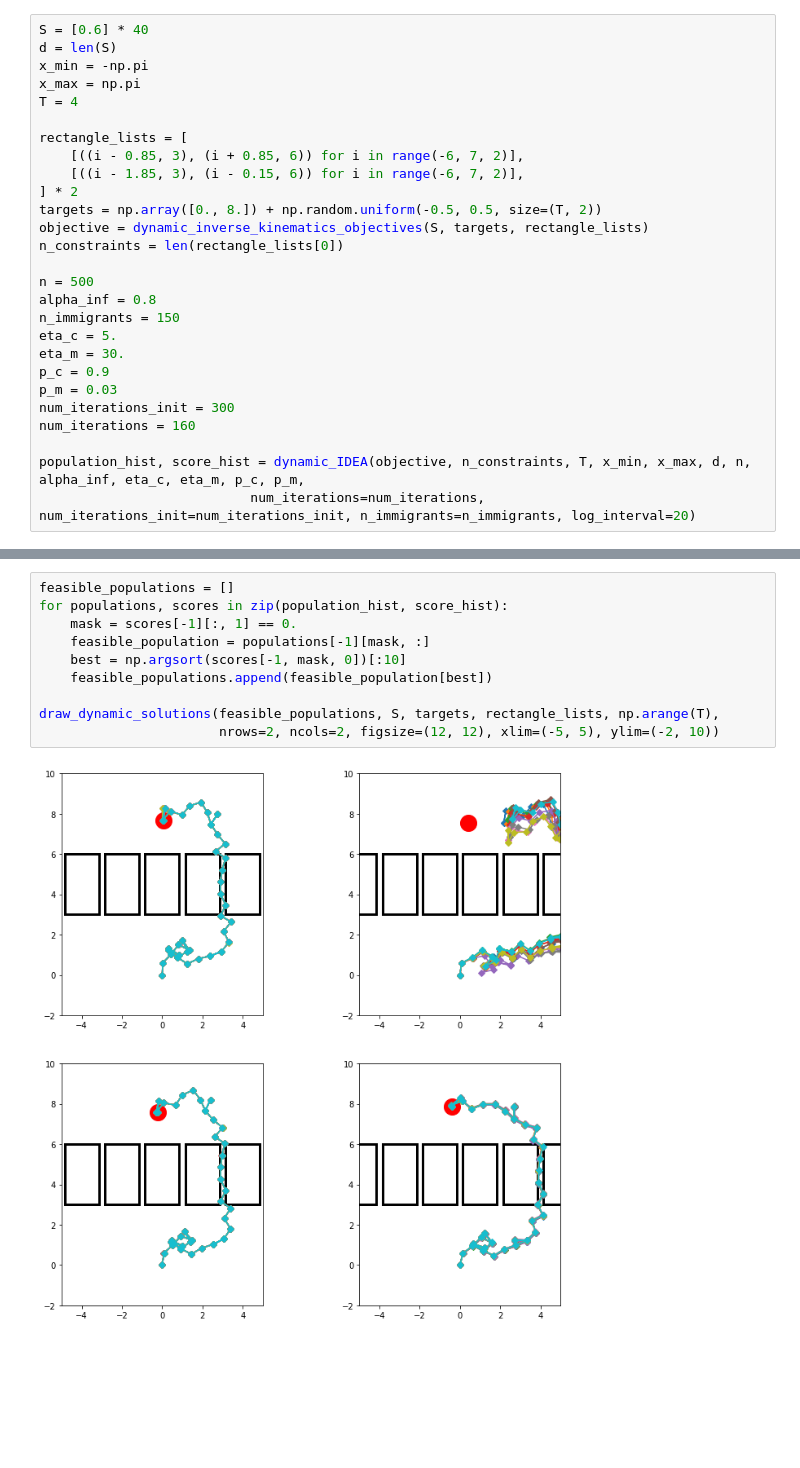
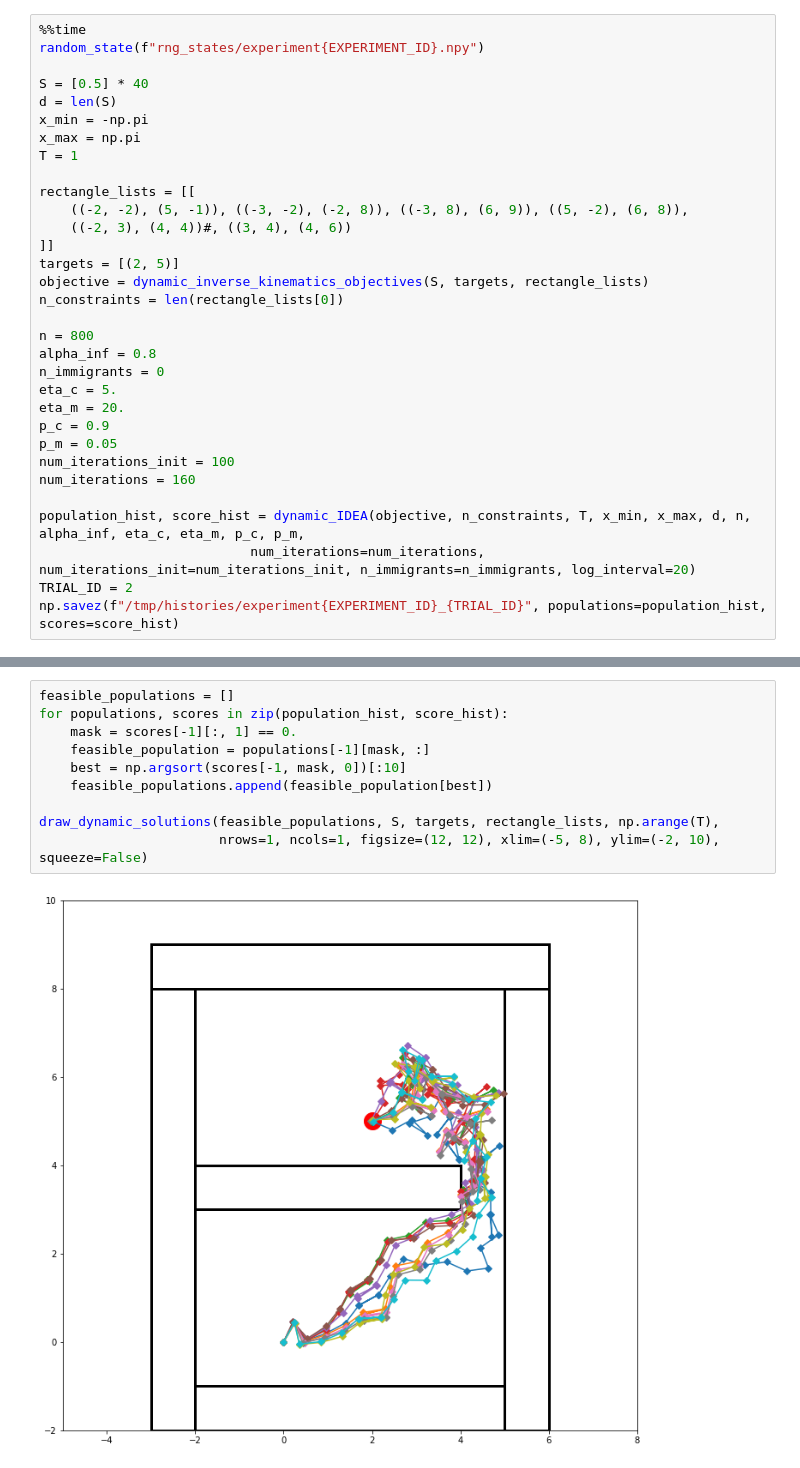
Before and after one commit to JaworWr/Dynamic-inverse-kinematics, a Jupyter notebook: Experiment7.ipynb, the cells around one changed output, grey strips where cells are left out. Cells and saved outputs as stored; diff of their text form; blank space fills up the shorter version.

```diff
--- a/Experiment7.ipynb
+++ b/Experiment7.ipynb
@@ -8,30 +88,35 @@ random_state("rng_states/experiment7.npy")
 # %%
-S = [0.6] * 40
+%%time
+random_state(f"rng_states/experiment{EXPERIMENT_ID}.npy")
+
+S = [0.5] * 40
 d = len(S)
 x_min = -np.pi
 x_max = np.pi
-T = 4
+T = 1
 
-rectangle_lists = [
-    [((i - 0.85, 3), (i + 0.85, 6)) for i in range(-6, 7, 2)],
-    [((i - 1.85, 3), (i - 0.15, 6)) for i in range(-6, 7, 2)],
-] * 2
-targets = np.array([0., 8.]) + np.random.uniform(-0.5, 0.5, size=(T, 2))
+rectangle_lists = [[
+    ((-2, -2), (5, -1)), ((-3, -2), (-2, 8)), ((-3, 8), (6, 9)), ((5, -2), (6, 8)),
+    ((-2, 3), (4, 4))#, ((3, 4), (4, 6))
+]]
+targets = [(2, 5)]
 objective = dynamic_inverse_kinematics_objectives(S, targets, rectangle_lists)
 n_constraints = len(rectangle_lists[0])
 
-n = 500
+n = 800
 alpha_inf = 0.8
-n_immigrants = 150
+n_immigrants = 0
 eta_c = 5.
-eta_m = 30.
+eta_m = 20.
 p_c = 0.9
-p_m = 0.03
-num_iterations_init = 300
+p_m = 0.05
+num_iterations_init = 100
 num_iterations = 160
 
 population_hist, score_hist = dynamic_IDEA(objective, n_constraints, T, x_min, x_max, d, n, alpha_inf, eta_c, eta_m, p_c, p_m,
                            num_iterations=num_iterations, num_iterations_init=num_iterations_init, n_immigrants=n_immigrants, log_interval=20)
+TRIAL_ID = 2
+np.savez(f"/tmp/histories/experiment{EXPERIMENT_ID}_{TRIAL_ID}", populations=population_hist, scores=score_hist)
 # %% [output]
 ================================================================================
 t=0
@@ -57,15 +132,15 @@ Iteration 159, #feasible: 100, best: [2.7342208e-05], #infeasible: 400, best: [1
 # %%
 feasible_populations = []
 for populations, scores in zip(population_hist, score_hist):
     mask = scores[-1][:, 1] == 0.
     feasible_population = populations[-1][mask, :]
     best = np.argsort(scores[-1, mask, 0])[:10]
     feasible_populations.append(feasible_population[best])
 
 draw_dynamic_solutions(feasible_populations, S, targets, rectangle_lists, np.arange(T),
-                       nrows=2, ncols=2, figsize=(12, 12), xlim=(-5, 5), ylim=(-2, 10))
+                       nrows=1, ncols=1, figsize=(12, 12), xlim=(-5, 8), ylim=(-2, 10), squeeze=False)
 # %% [output]
-[figure, old version]
+[figure, new version]
 # %%
 infeasible_populations = []
 for populations, scores in zip(population_hist, score_hist):
```
Also changed, not shown: parts of 12 cells of this notebook, 20 other files.
